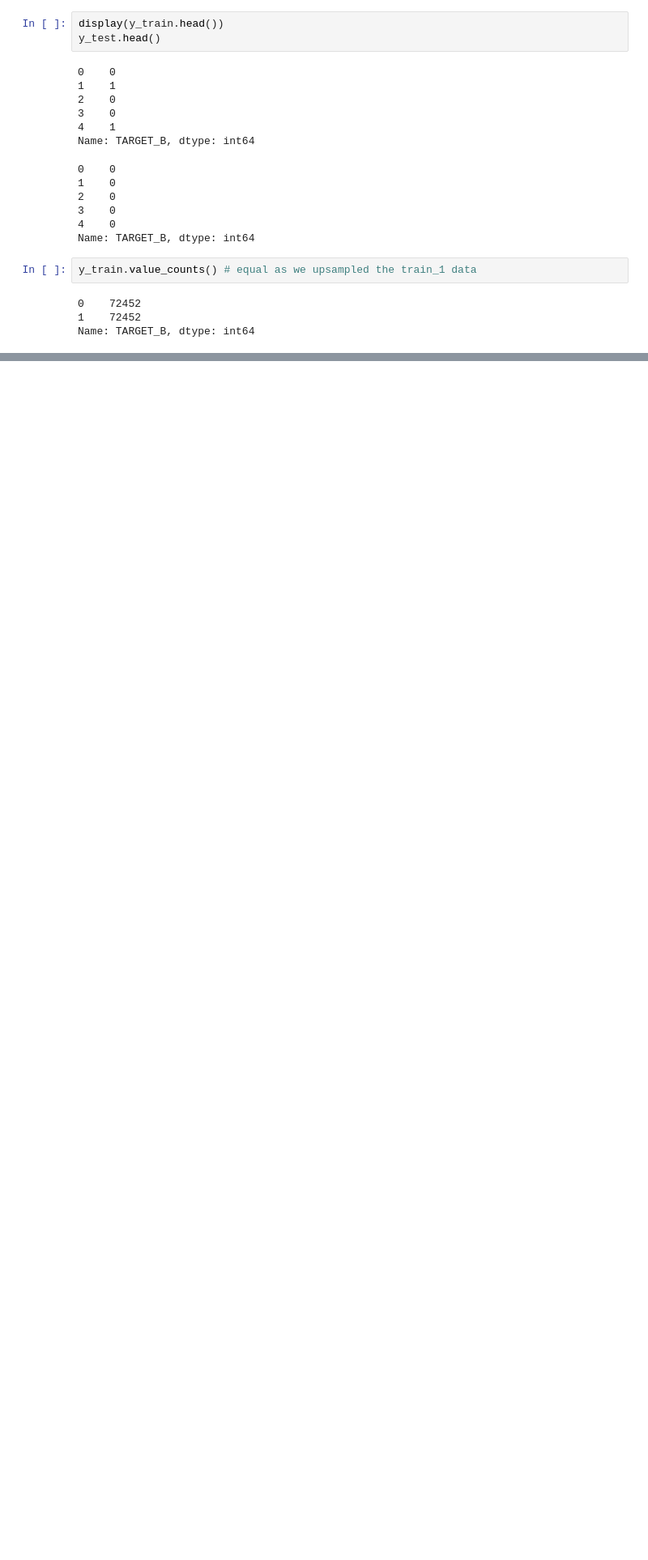
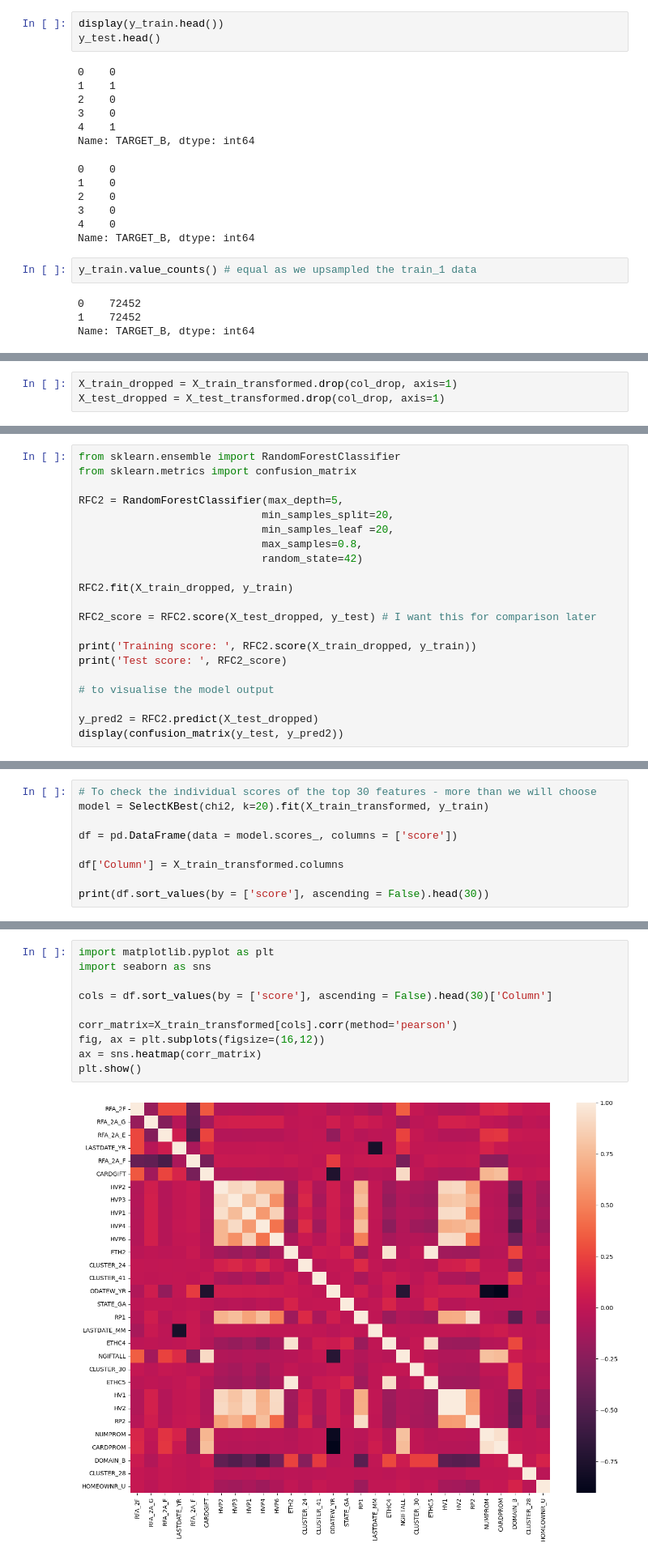
Before and after one commit to AGordon777/lab-random-forests, a Jupyter notebook: Lab Random Forests.ipynb, the cells around one changed output, grey strips where cells are left out. Shown: that part at 81% size. Cells and saved outputs as stored; diff of their text form; blank space fills up the shorter version.

```diff
--- a/Lab Random Forests.ipynb
+++ b/Lab Random Forests.ipynb
@@ -368,0 +409,3 @@ y_pred
+# %%
+X_train_dropped = X_train_transformed.drop(col_drop, axis=1)
+X_test_dropped = X_test_transformed.drop(col_drop, axis=1)
@@ -368,0 +414,21 @@ y_pred
+# %%
+from sklearn.ensemble import RandomForestClassifier
+from sklearn.metrics import confusion_matrix
+
+RFC2 = RandomForestClassifier(max_depth=5,
+                             min_samples_split=20,
+                             min_samples_leaf =20,
+                             max_samples=0.8,
+                             random_state=42)
+
+RFC2.fit(X_train_dropped, y_train)
+
+RFC2_score = RFC2.score(X_test_dropped, y_test) # I want this for comparison later
+
+print('Training score: ', RFC2.score(X_train_dropped, y_train))
+print('Test score: ', RFC2_score)
+
+# to visualise the model output
+
+y_pred2 = RFC2.predict(X_test_dropped)
+display(confusion_matrix(y_test, y_pred2))
@@ -368,0 +469,9 @@ y_pred
+# %%
+# To check the individual scores of the top 30 features - more than we will choose
+model = SelectKBest(chi2, k=20).fit(X_train_transformed, y_train)
+
+df = pd.DataFrame(data = model.scores_, columns = ['score'])
+
+df['Column'] = X_train_transformed.columns
+
+print(df.sort_values(by = ['score'], ascending = False).head(30))
@@ -368,0 +498,12 @@ y_pred
+# %%
+import matplotlib.pyplot as plt
+import seaborn as sns
+
+cols = df.sort_values(by = ['score'], ascending = False).head(30)['Column']
+
+corr_matrix=X_train_transformed[cols].corr(method='pearson')
+fig, ax = plt.subplots(figsize=(16,12))
+ax = sns.heatmap(corr_matrix)
+plt.show()
+# %% [output]
+[figure, added]
```
Also changed, not shown: parts of 24 cells of this notebook.
